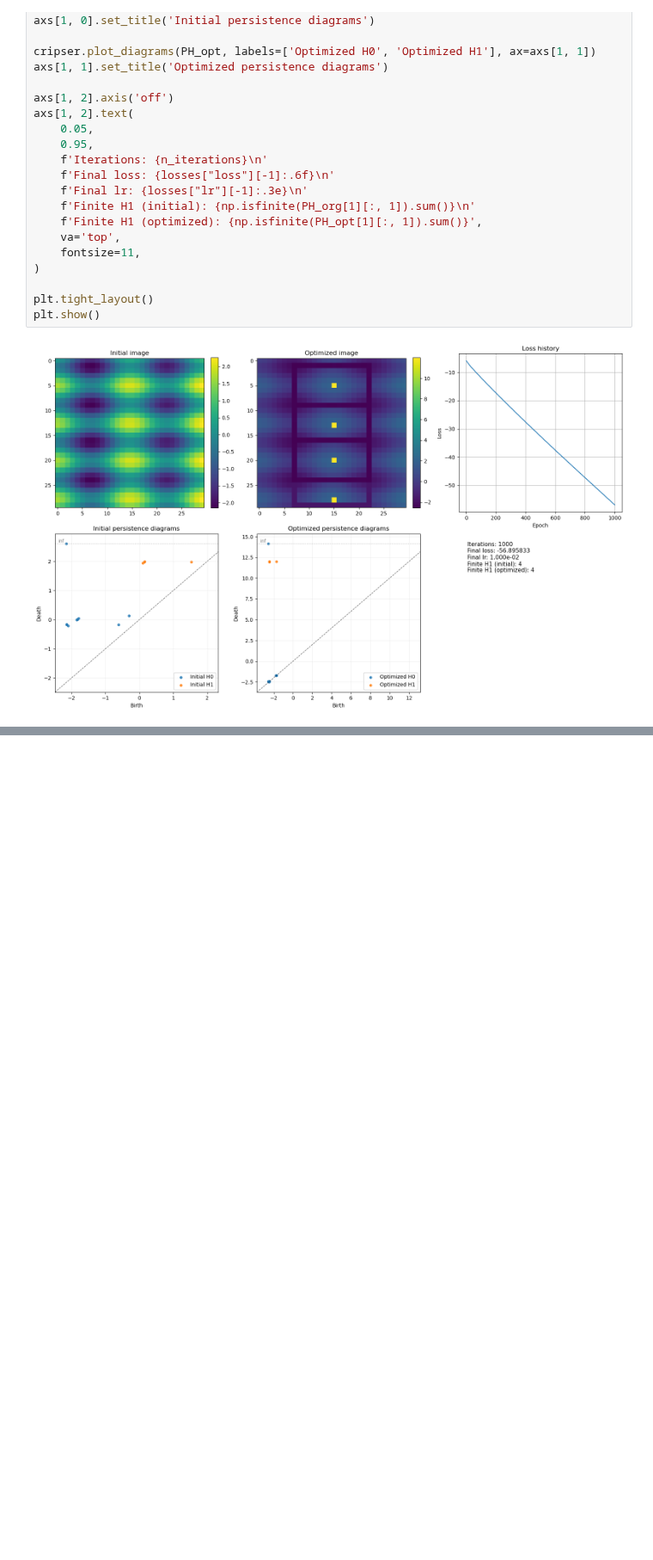
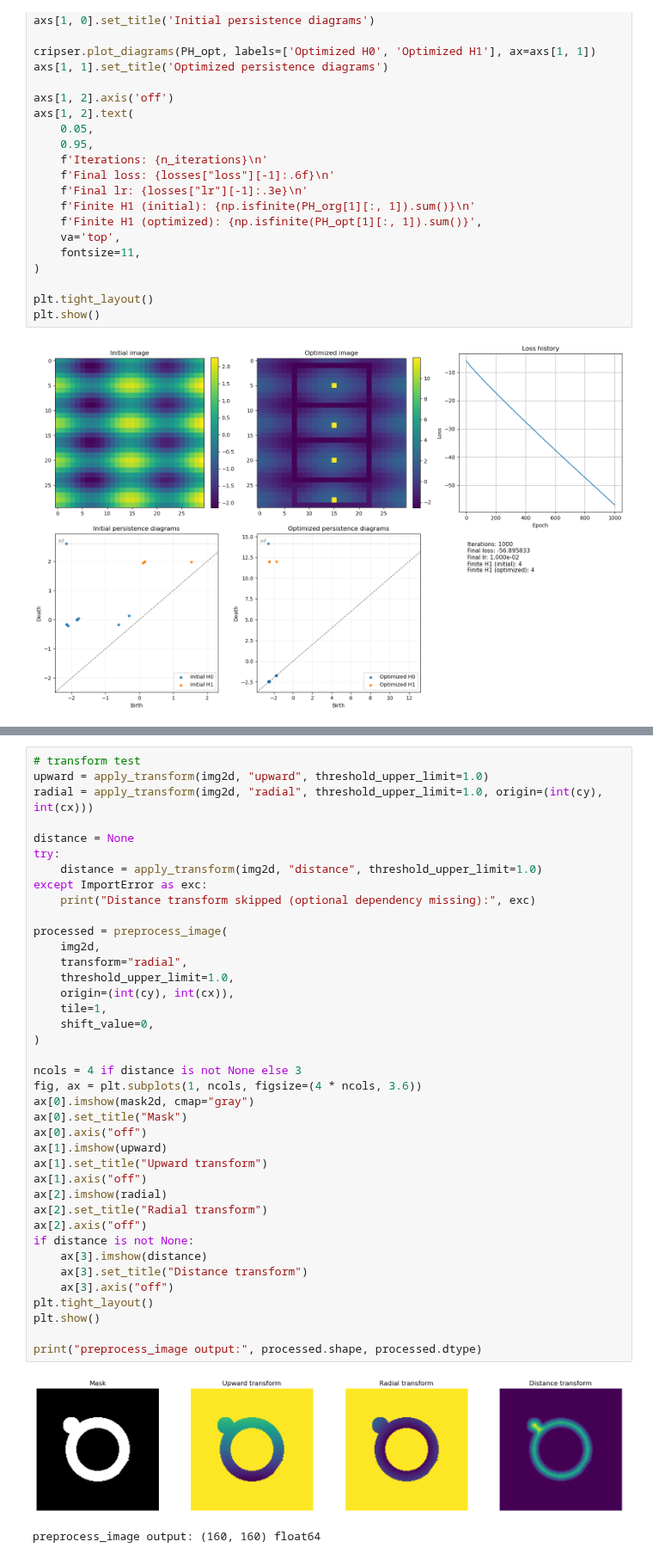
Before and after one commit to shizuo-kaji/CubicalRipser, a Jupyter notebook: demo/cubicalripser.ipynb, the cells around one changed output, grey strips where cells are left out. Shown at 86% size. Saved outputs shown, nothing was run; the diff lists cells and outputs as text; blank space fills up the shorter version.

```diff
--- a/demo/cubicalripser.ipynb
+++ b/demo/cubicalripser.ipynb
@@ -499,0 +609,42 @@ plt.show()
+# %%
+# transform test
+upward = apply_transform(img2d, "upward", threshold_upper_limit=1.0)
+radial = apply_transform(img2d, "radial", threshold_upper_limit=1.0, origin=(int(cy), int(cx)))
+
+distance = None
+try:
+    distance = apply_transform(img2d, "distance", threshold_upper_limit=1.0)
+except ImportError as exc:
+    print("Distance transform skipped (optional dependency missing):", exc)
+
+processed = preprocess_image(
+    img2d,
+    transform="radial",
+    threshold_upper_limit=1.0,
+    origin=(int(cy), int(cx)),
+    tile=1,
+    shift_value=0,
+)
+
+ncols = 4 if distance is not None else 3
+fig, ax = plt.subplots(1, ncols, figsize=(4 * ncols, 3.6))
+ax[0].imshow(mask2d, cmap="gray")
+ax[0].set_title("Mask")
+ax[0].axis("off")
+ax[1].imshow(upward)
+ax[1].set_title("Upward transform")
+ax[1].axis("off")
+ax[2].imshow(radial)
+ax[2].set_title("Radial transform")
+ax[2].axis("off")
+if distance is not None:
+    ax[3].imshow(distance)
+    ax[3].set_title("Distance transform")
+    ax[3].axis("off")
+plt.tight_layout()
+plt.show()
+
+print("preprocess_image output:", processed.shape, processed.dtype)
+# %% [output]
+[figure, added]
+preprocess_image output: (160, 160) float64
```
Also changed, not shown: parts of 8 cells of this notebook, 19 other files.
